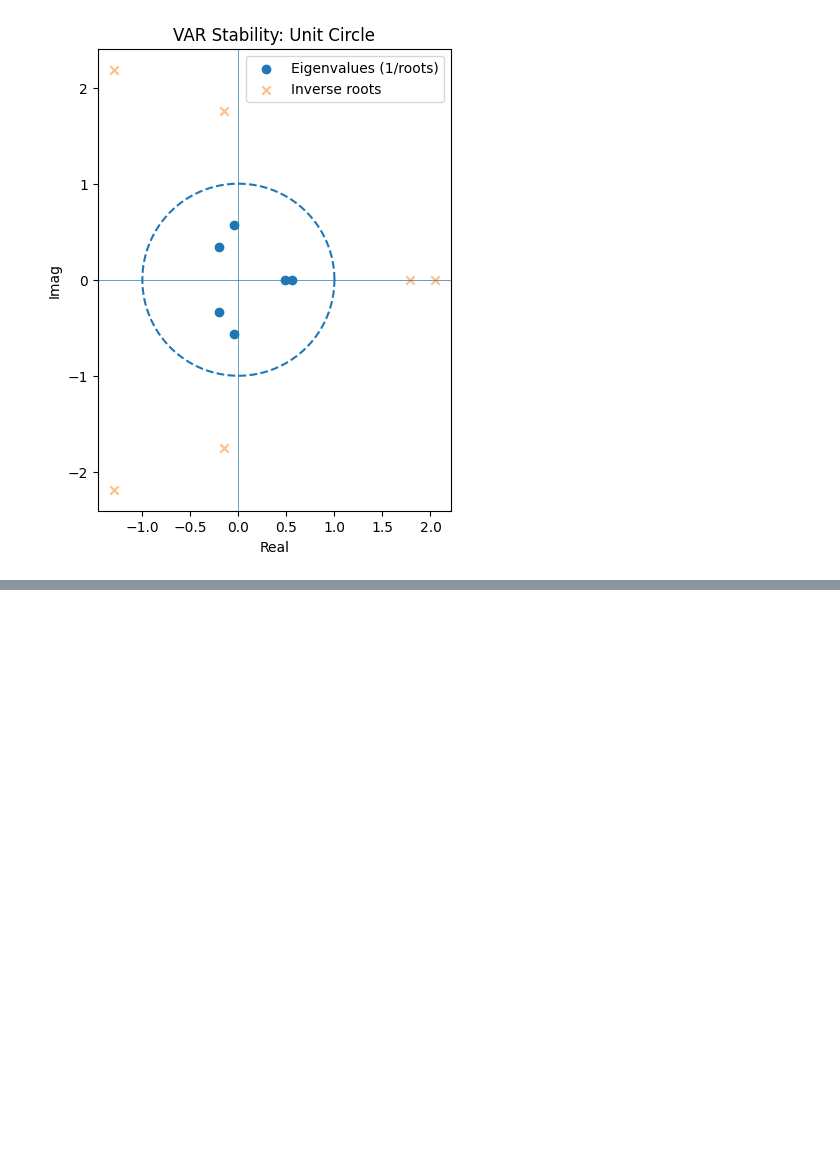
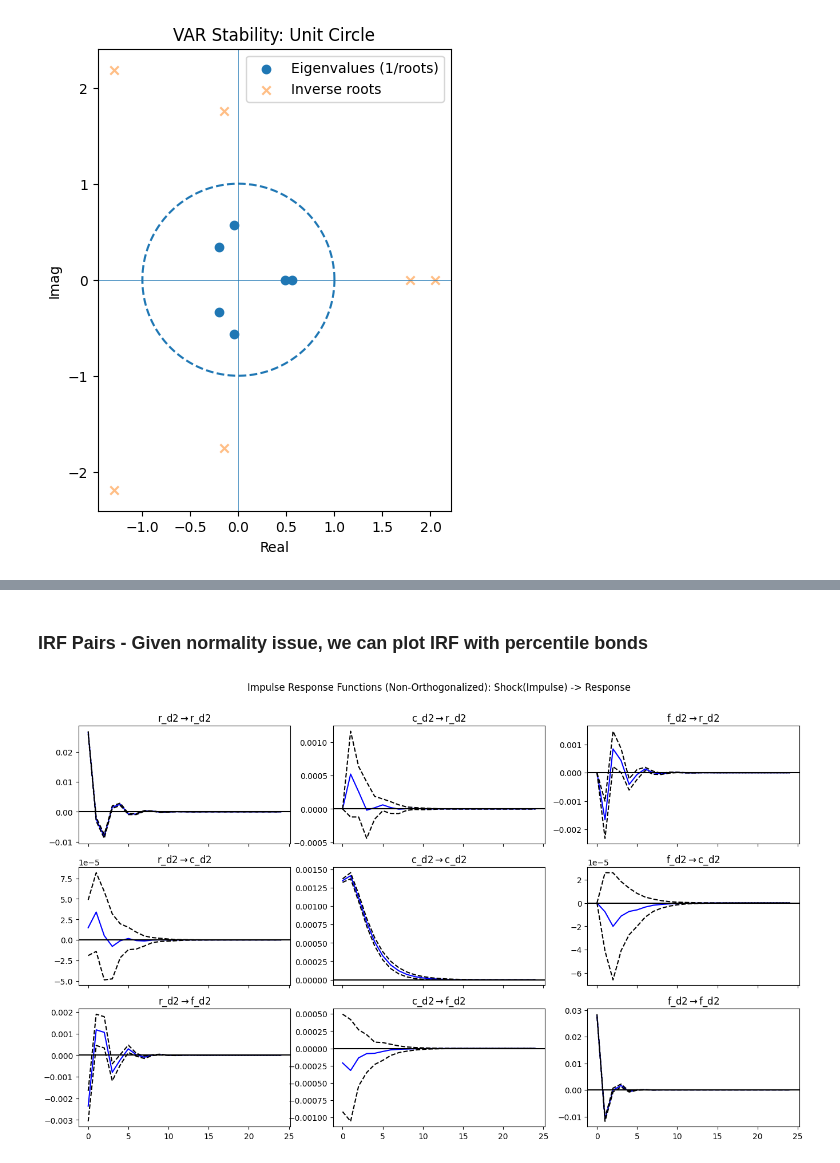
Before and after one commit to maxcardosoderesende/Projects_WSL, a Jupyter notebook: Time_series/Freight_Paper/freight_models_VAR_IRF.ipynb, the cells around one changed output, grey strips where cells are left out. Drawn from its saved outputs; the diff is of its cells as text; code cells hidden in the pictures; blank space fills up the shorter version.

```diff
--- a/Time_series/Freight_Paper/freight_models_VAR_IRF.ipynb
+++ b/Time_series/Freight_Paper/freight_models_VAR_IRF.ipynb
@@ -383,0 +450,13 @@ plt.show()
+# %% [markdown]
+### IRF Pairs - Given normality issue, we can plot IRF with percentile bonds
+# %%
+# Robust IRF error bands via bootstrap
+irf = res.irf(periods = 24)                       # your fitted VAR(2) -> res
+lower, upper = irf.errband_mc(repl=1000, signif=0.05)  # percentile bands
+irf.plot(orth=True, figsize=(14,8))                     # plot IRFs
+
+# Remember that Cholesky decomposition is default for orth=True)
+plt.suptitle('Impulse Response Functions (Non-Orthogonalized): Shock(Impulse) -> Response', y=1.02)
+plt.show()
+# %% [output]
+[figure, added]
```
Also changed, not shown: parts of 45 cells of this notebook, 2 other files.
